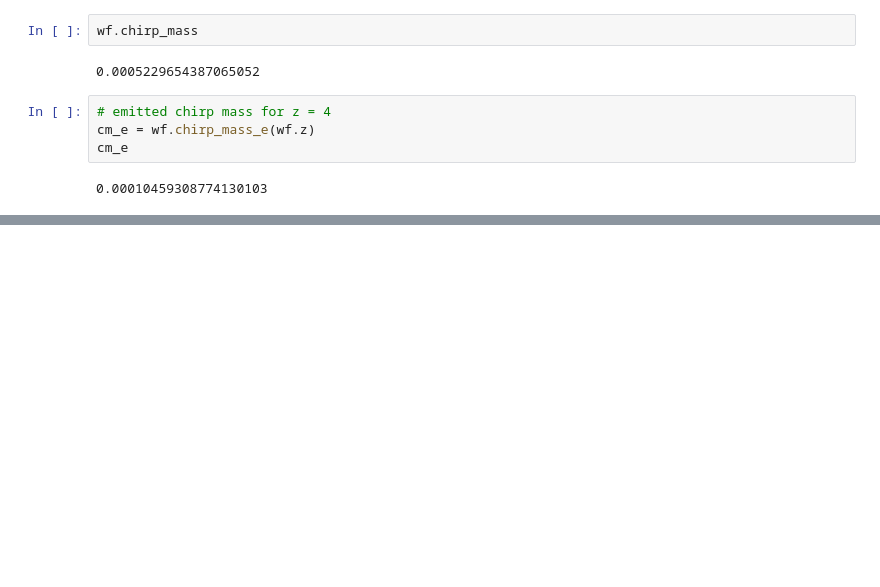
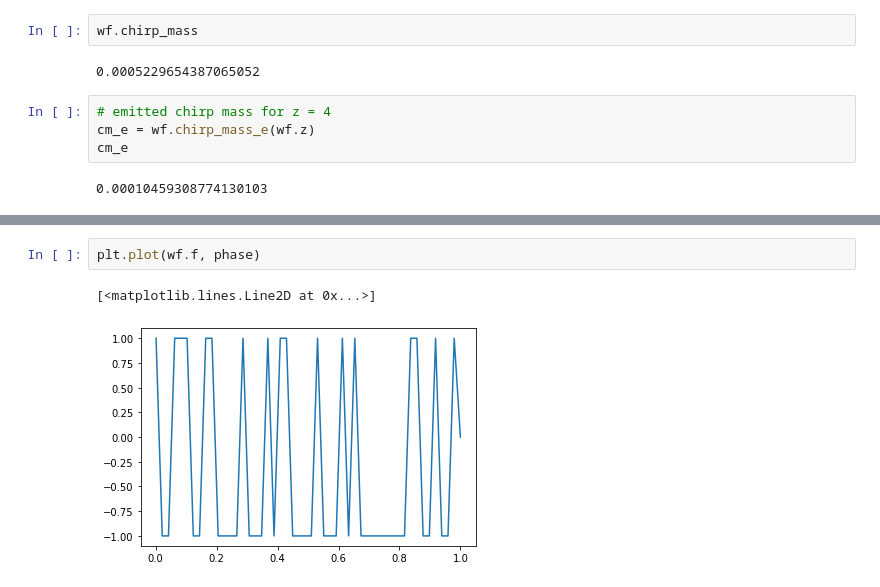
Before and after one commit to michellegurevich/gravitationalwaves, a Jupyter notebook: modgravity/analysis.ipynb, the cells around one changed output, grey strips where cells are left out. Cells and saved outputs as stored; diff of their text form; blank space fills up the shorter version.

```diff
--- a/modgravity/analysis.ipynb
+++ b/modgravity/analysis.ipynb
@@ -335,0 +111,5 @@ numpy.ndarray
+# %%
+plt.plot(wf.f, phase)
+# %% [output]
+[<matplotlib.lines.Line2D at 0x...>]
+[figure, added]
```
Also changed, not shown: parts of 27 cells of this notebook, 6 other files.
